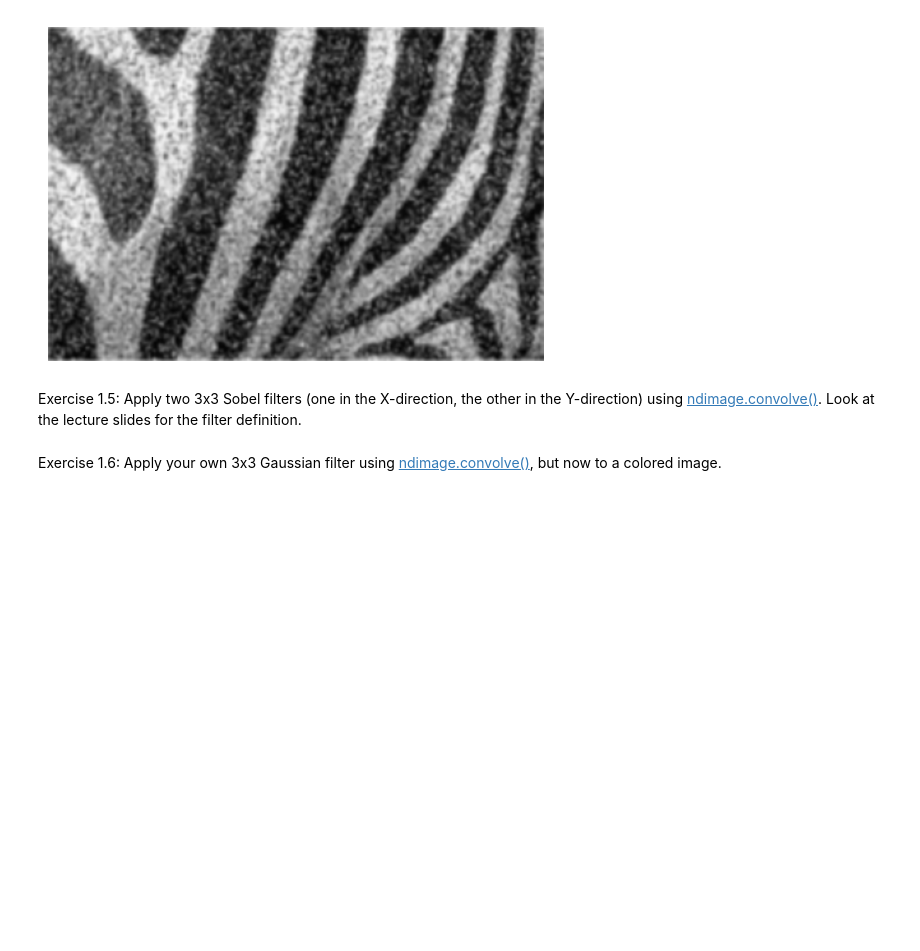
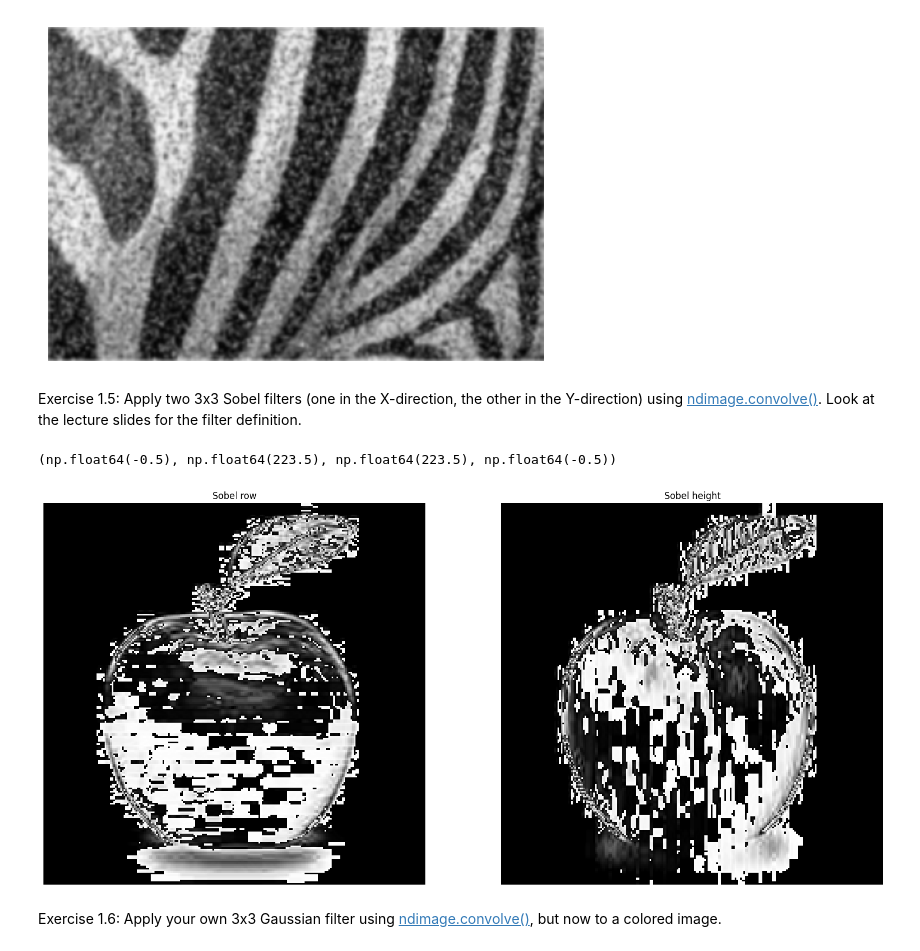
Before and after one commit to PedroMMarinho/FEUP-CV, a Jupyter notebook: lab2/02-image-enhancement.ipynb, the cells around one changed output. Saved outputs shown, nothing was run; the diff lists cells and outputs as text; code cells hidden in the pictures; blank space fills up the shorter version.

```diff
--- a/lab2/02-image-enhancement.ipynb
+++ b/lab2/02-image-enhancement.ipynb
@@ -183,2 +179,31 @@ img = cv2.imread(os.path.join(dataDir, 'apple.jpg'), cv2.IMREAD_GRAYSCALE)
+# %%
+img = cv2.imread(os.path.join(dataDir, 'apple.jpg'), cv2.IMREAD_GRAYSCALE)
+
+
+row_weights = np.array([[-1,-2,-1],
+                        [0,0,0],
+                        [1,2,1]])
+
+height_weights = np.array([[-1,0,1],
+                           [-2,0,2],
+                           [-1,0,1]])
+
+sobel_row_filter = ndimage.convolve(img,weights=row_weights)
+
+sobel_height_filter = ndimage.convolve(img, weights=height_weights)
+
+f, axarr = plt.subplots(1,2, figsize=(20, 10))
+
+axarr[0].imshow(sobel_row_filter,cmap="gray",vmin=0,vmax=255)
+axarr[0].set_title("Sobel row")
+axarr[0].axis("off")
+
+
+axarr[1].imshow(sobel_height_filter,cmap="gray",vmin=0,vmax=255)
+axarr[1].set_title("Sobel height")
+axarr[1].axis("off")
+# %% [output]
+(np.float64(-0.5), np.float64(223.5), np.float64(223.5), np.float64(-0.5))
+[figure, added]
 # %% [markdown]
 Exercise 1.6: Apply your own 3x3 Gaussian filter using [ndimage.convolve()](https://docs.scipy.org/doc/scipy/reference/generated/scipy.ndimage.convolve.html), but now to a colored image.
```
Also changed, not shown: parts of 10 cells of this notebook.
